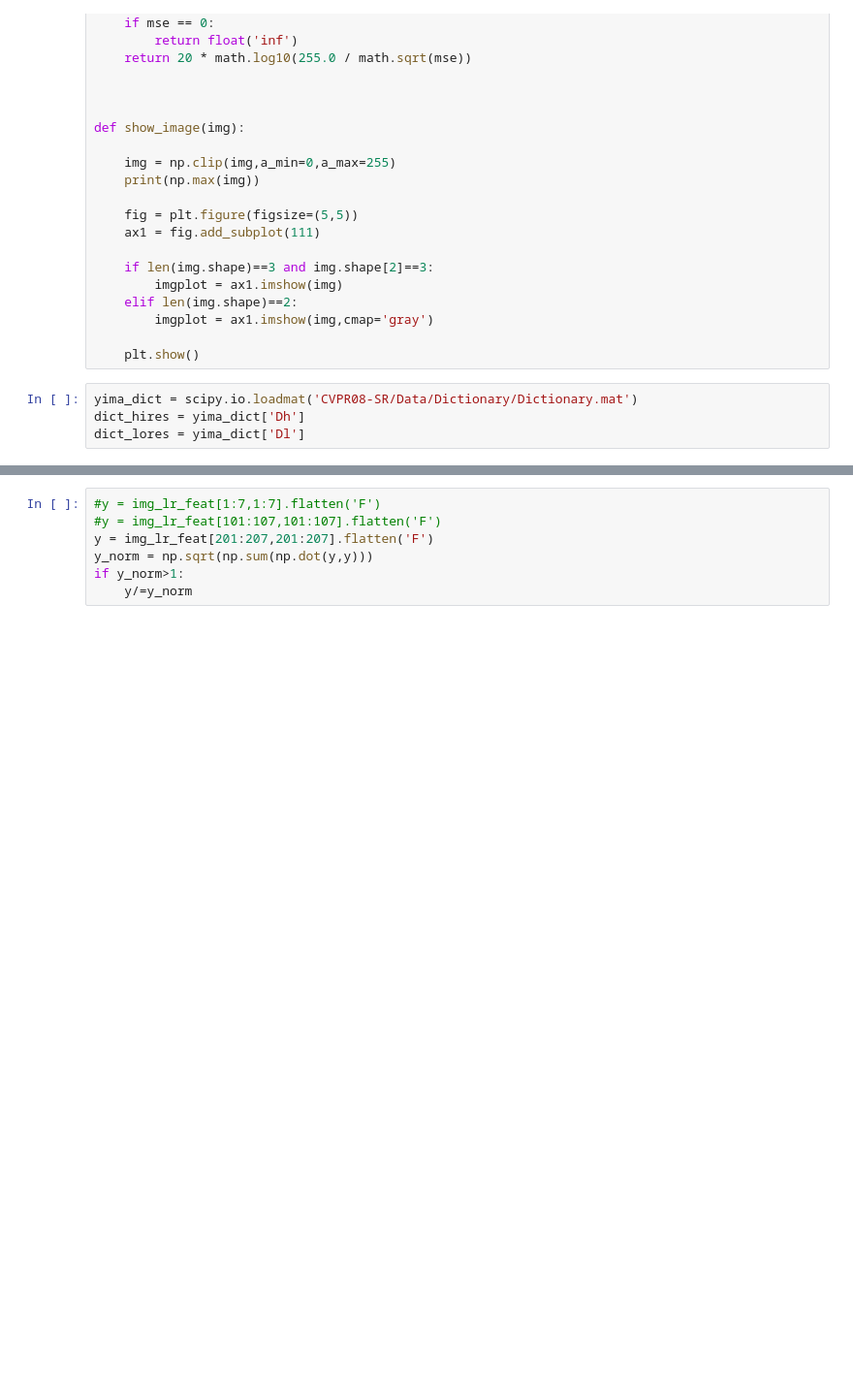
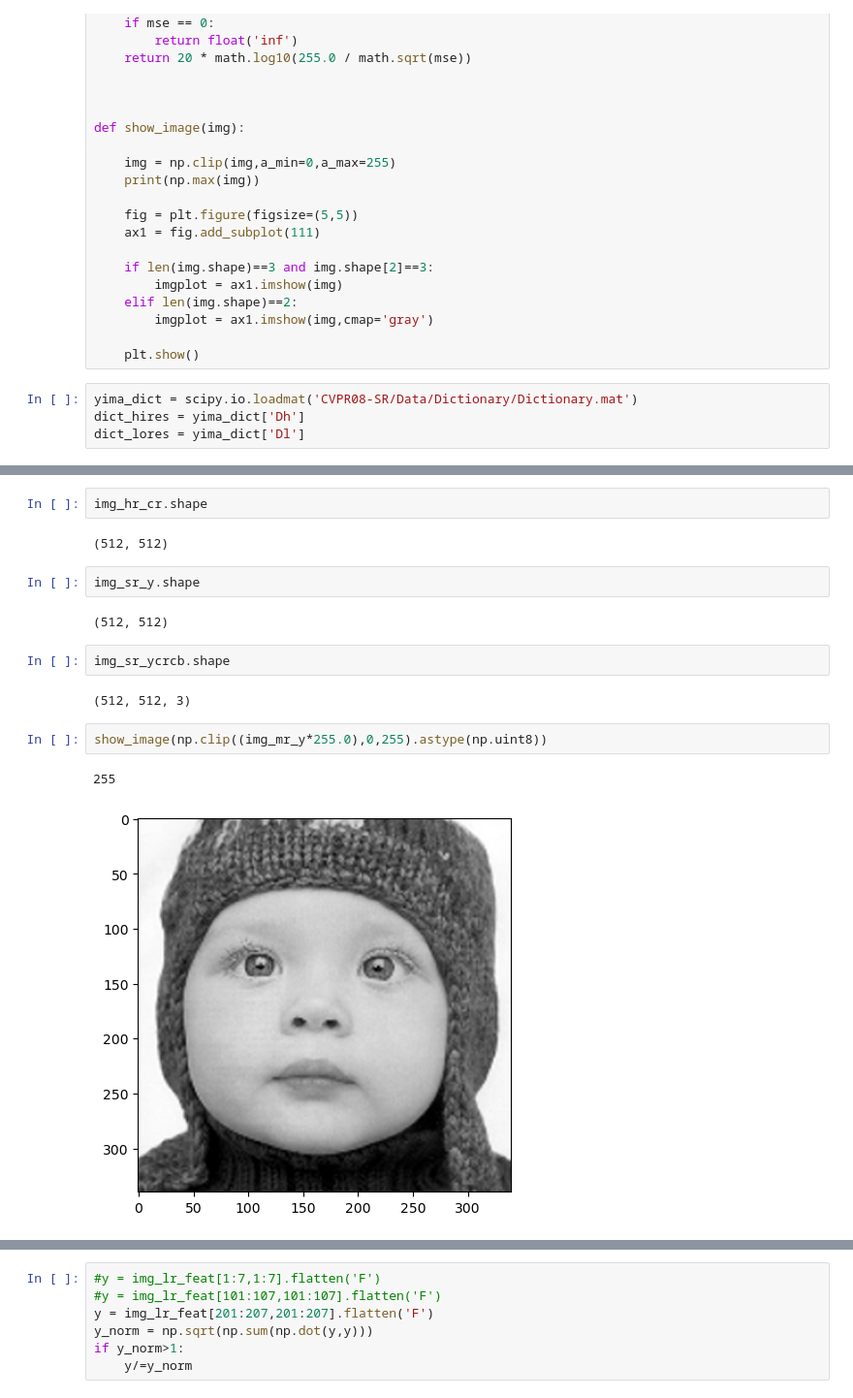
Before and after one commit to hanyao8/quantum-cv, a Jupyter notebook: aplus_python/aplus_python.ipynb, the cells around one changed output, grey strips where cells are left out. Shown at 97% size. Cells and saved outputs as stored; diff of their text form; blank space fills up the shorter version.

```diff
--- a/aplus_python/aplus_python.ipynb
+++ b/aplus_python/aplus_python.ipynb
@@ -74,0 +478,17 @@ dict_lores = yima_dict['Dl']
+# %%
+img_hr_cr.shape
+# %% [output]
+(512, 512)
+# %%
+img_sr_y.shape
+# %% [output]
+(512, 512)
+# %%
+img_sr_ycrcb.shape
+# %% [output]
+(512, 512, 3)
+# %%
+show_image(np.clip((img_mr_y*255.0),0,255).astype(np.uint8))
+# %% [output]
+255
+[figure, added]
```
Also changed, not shown: parts of 76 cells of this notebook, 4 other files.
